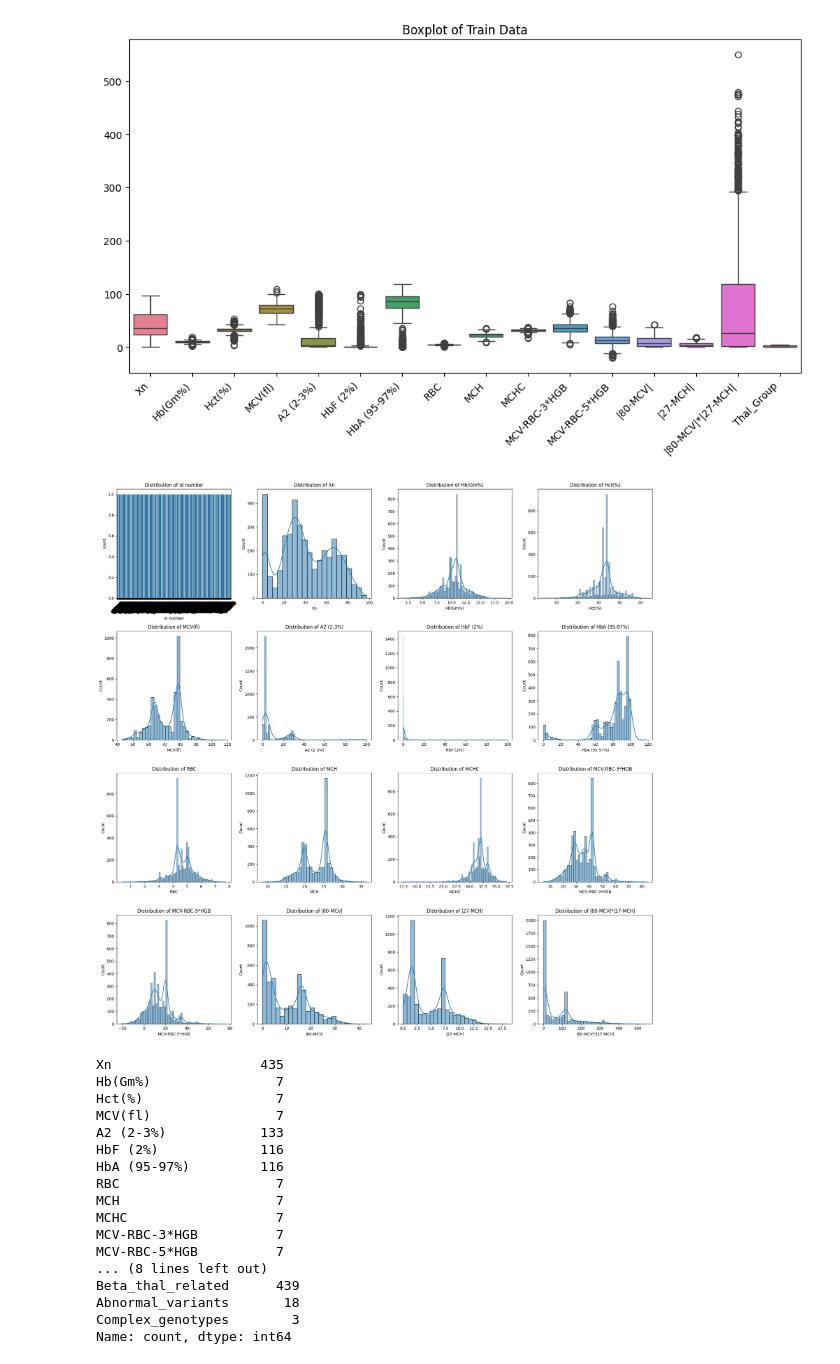
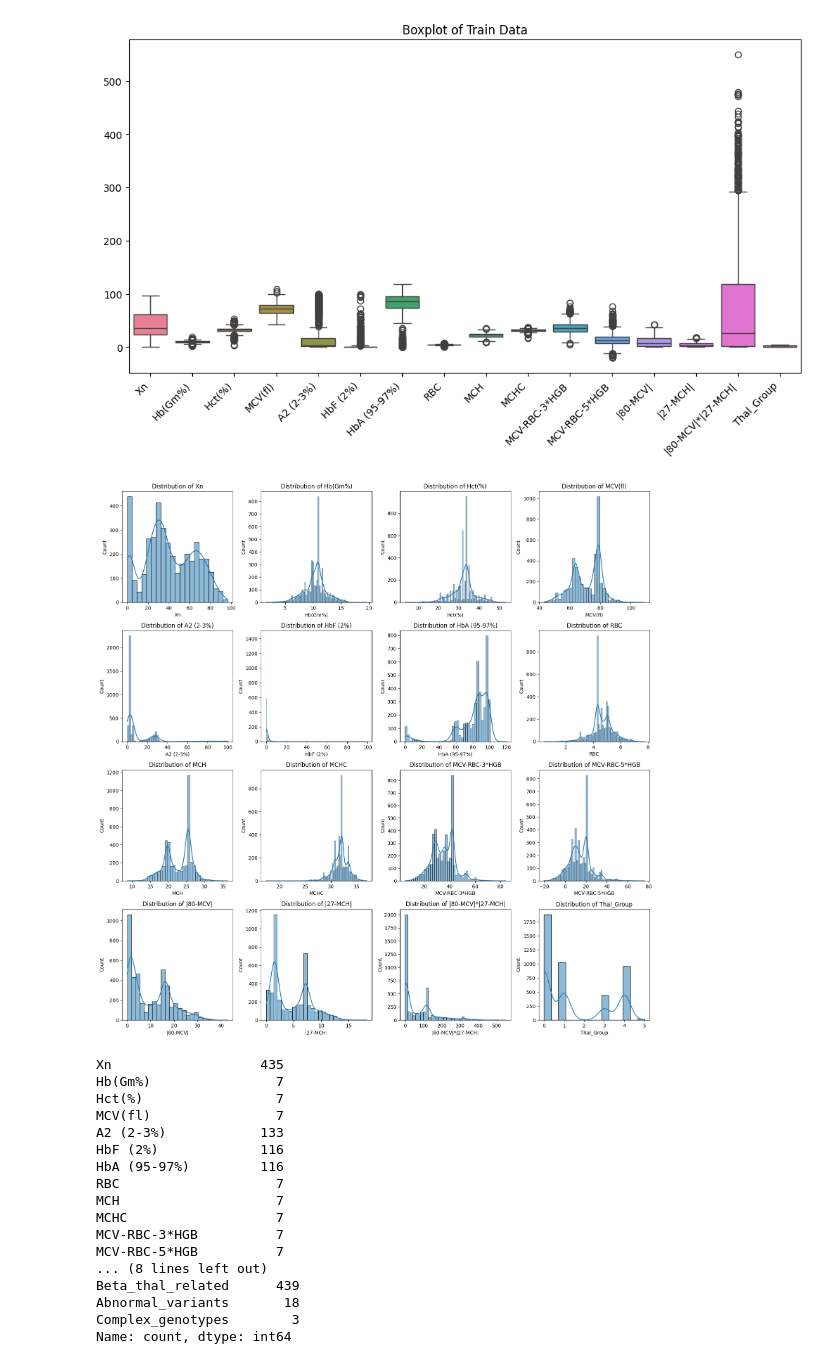
Before and after one commit to RatchanonPa/Data-Warehouse-and-Big-Data-Analytics, a Jupyter notebook: Thal_Group_Prediction.ipynb, the cells around one changed output. Saved outputs shown, nothing was run; the diff lists cells and outputs as text; code cells hidden in the pictures.

```diff
--- a/Thal_Group_Prediction.ipynb
+++ b/Thal_Group_Prediction.ipynb
@@ -224,29 +230,37 @@ plt.title('Boxplot of Train Data')
 plt.show()
 # %% [output]
 [figure]
-# %%
-# prompt: plot distribution of train in 4x4 format
-
-import matplotlib.pyplot as plt
-
-# Assuming 'train' DataFrame is already loaded and preprocessed as in your provided code.
-
-fig, axes = plt.subplots(4, 4, figsize=(20, 20))
-axes = axes.flatten()  # Flatten the axes array for easy iteration
-
-for i, col in enumerate(train.columns[:16]): # Plotting only the first 16 columns in a 4x4 format
-    if train[col].dtype in ['int64', 'float64']: # Check for numerical columns
-        sns.histplot(train[col], ax=axes[i], kde=True) # Use histplot to visualize numerical columns
-        axes[i].set_title(f'Distribution of {col}')
-    else:
-        sns.countplot(x=col, data=train, ax=axes[i]) # Use countplot for categorical columns
-        axes[i].set_title(f'Distribution of {col}')
-        axes[i].tick_params(axis='x', rotation=45)
-
-plt.tight_layout() # Adjusts subplot parameters for a tight layout
-plt.show()
-# %% [output]
-[figure, removed]
+# %%
+# prompt: plot distribution of train in 4x4 format and drop 'id number'
+
+import matplotlib.pyplot as plt
+import numpy as np
+# Assuming 'train' DataFrame is already loaded as in the provided code.
+
+# Drop 'id number' column
+train = train.drop('id number', axis=1)
+
+# Calculate the number of rows and columns for the subplot grid
+num_cols = train.shape[1]
+num_rows = int(np.ceil(num_cols / 4))
+
+# Create the subplots
+fig, axes = plt.subplots(nrows=num_rows, ncols=4, figsize=(16, 4 * num_rows))
+axes = axes.ravel()  # Flatten the axes array for easier iteration
+
+# Plot the distributions for each column
+for i, column in enumerate(train.columns):
+    sns.histplot(train[column], kde=True, ax=axes[i])
+    axes[i].set_title(f'Distribution of {column}')
+
+# Hide any unused subplots
+for j in range(i + 1, len(axes)):
+    axes[j].axis('off')  # Turn off the axes for unused plots
+
+plt.tight_layout()
+plt.show()
+# %% [output]
+[figure, added]
 # %%
 X = train.drop(['id number', 'Thal_Group'], axis=1)
 y = train['Thal_Group']
```
Also changed, not shown: parts of 18 cells of this notebook.
